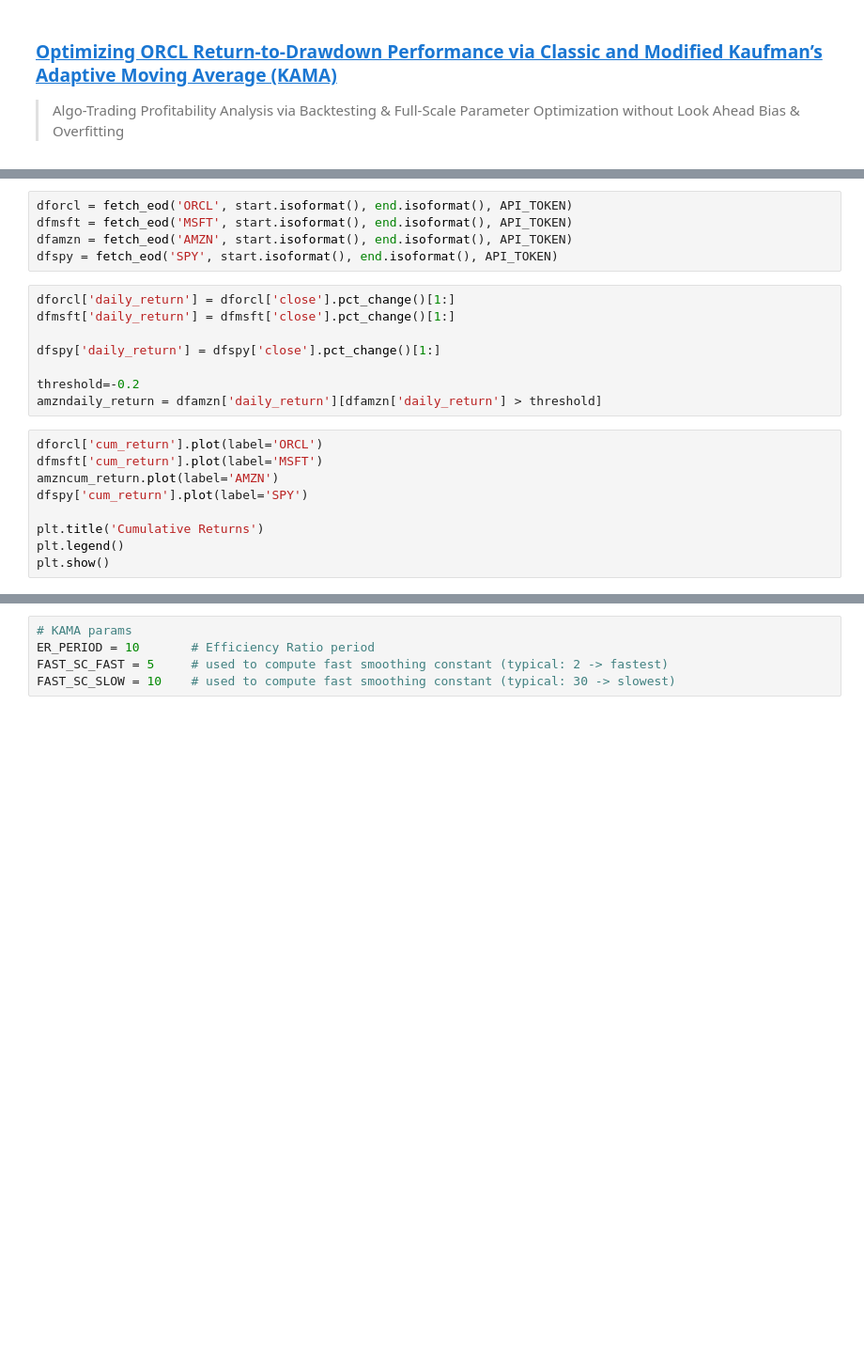
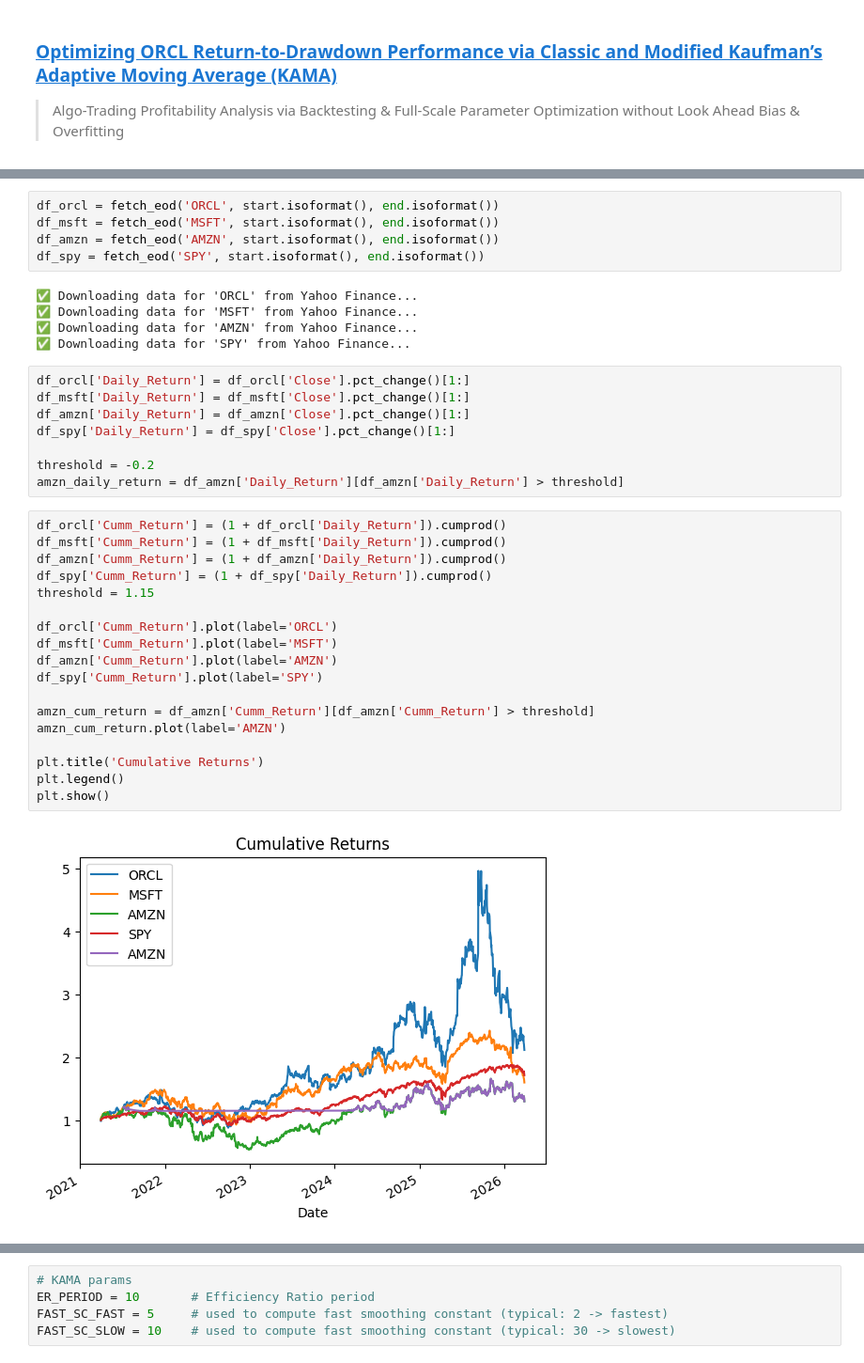
Before and after one commit to shortthirdman-org/Google-Colab-Notebooks, a Jupyter notebook: notebooks/RtDPerf_Classic_Modified_KAMA.ipynb, the cells around one changed output, grey strips where cells are left out. Shown at 94% size. Saved outputs shown, nothing was run; the diff lists cells and outputs as text; blank space fills up the shorter version.

```diff
--- a/notebooks/RtDPerf_Classic_Modified_KAMA.ipynb
+++ b/notebooks/RtDPerf_Classic_Modified_KAMA.ipynb
@@ -185,24 +288,40 @@ fig.show()
 # %%
-dforcl = fetch_eod('ORCL', start.isoformat(), end.isoformat(), API_TOKEN)
-dfmsft = fetch_eod('MSFT', start.isoformat(), end.isoformat(), API_TOKEN)
-dfamzn = fetch_eod('AMZN', start.isoformat(), end.isoformat(), API_TOKEN)
-dfspy = fetch_eod('SPY', start.isoformat(), end.isoformat(), API_TOKEN)
+df_orcl = fetch_eod('ORCL', start.isoformat(), end.isoformat())
+df_msft = fetch_eod('MSFT', start.isoformat(), end.isoformat())
+df_amzn = fetch_eod('AMZN', start.isoformat(), end.isoformat())
+df_spy = fetch_eod('SPY', start.isoformat(), end.isoformat())
+# %% [output]
+✅ Downloading data for 'ORCL' from Yahoo Finance...
+✅ Downloading data for 'MSFT' from Yahoo Finance...
+✅ Downloading data for 'AMZN' from Yahoo Finance...
+✅ Downloading data for 'SPY' from Yahoo Finance...
-# %%
-dforcl['daily_return'] = dforcl['close'].pct_change()[1:]
-dfmsft['daily_return'] = dfmsft['close'].pct_change()[1:]
-
-dfspy['daily_return'] = dfspy['close'].pct_change()[1:]
-
-threshold=-0.2
-amzndaily_return = dfamzn['daily_return'][dfamzn['daily_return'] > threshold]
-# %%
-dforcl['cum_return'].plot(label='ORCL')
-dfmsft['cum_return'].plot(label='MSFT')
-amzncum_return.plot(label='AMZN')
-dfspy['cum_return'].plot(label='SPY')
-
-plt.title('Cumulative Returns')
-plt.legend()
-plt.show()
+# %%
+df_orcl['Daily_Return'] = df_orcl['Close'].pct_change()[1:]
+df_msft['Daily_Return'] = df_msft['Close'].pct_change()[1:]
+df_amzn['Daily_Return'] = df_amzn['Close'].pct_change()[1:]
+df_spy['Daily_Return'] = df_spy['Close'].pct_change()[1:]
+
+threshold = -0.2
+amzn_daily_return = df_amzn['Daily_Return'][df_amzn['Daily_Return'] > threshold]
+# %%
+df_orcl['Cumm_Return'] = (1 + df_orcl['Daily_Return']).cumprod()
+df_msft['Cumm_Return'] = (1 + df_msft['Daily_Return']).cumprod()
+df_amzn['Cumm_Return'] = (1 + df_amzn['Daily_Return']).cumprod()
+df_spy['Cumm_Return'] = (1 + df_spy['Daily_Return']).cumprod()
+threshold = 1.15
+
+df_orcl['Cumm_Return'].plot(label='ORCL')
+df_msft['Cumm_Return'].plot(label='MSFT')
+df_amzn['Cumm_Return'].plot(label='AMZN')
+df_spy['Cumm_Return'].plot(label='SPY')
+
+amzn_cum_return = df_amzn['Cumm_Return'][df_amzn['Cumm_Return'] > threshold]
+amzn_cum_return.plot(label='AMZN')
+
+plt.title('Cumulative Returns')
+plt.legend()
+plt.show()
+# %% [output]
+[figure, added]
 # %%
 TRADING_DAYS = 30
```
Also changed, not shown: parts of 76 cells of this notebook.
